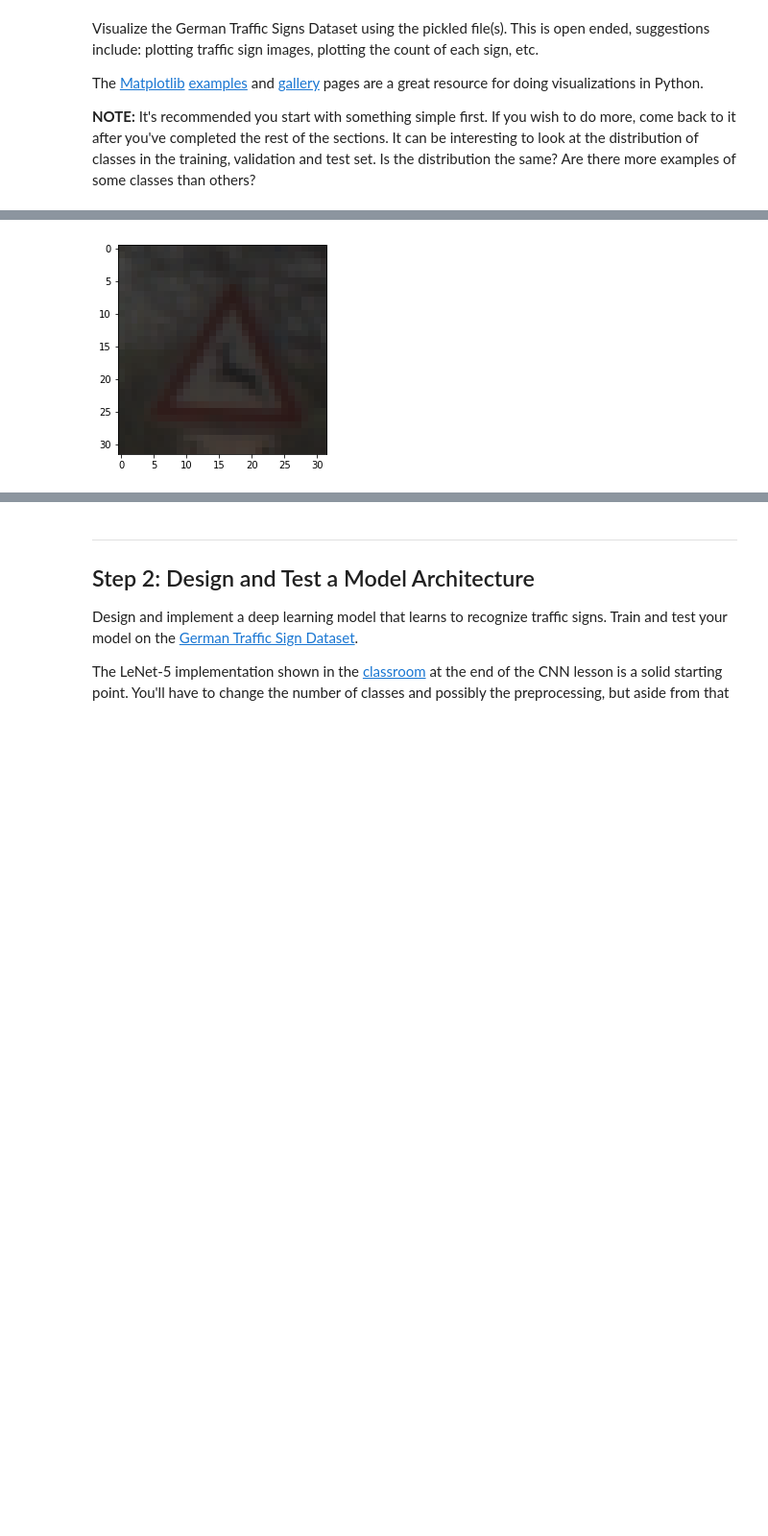
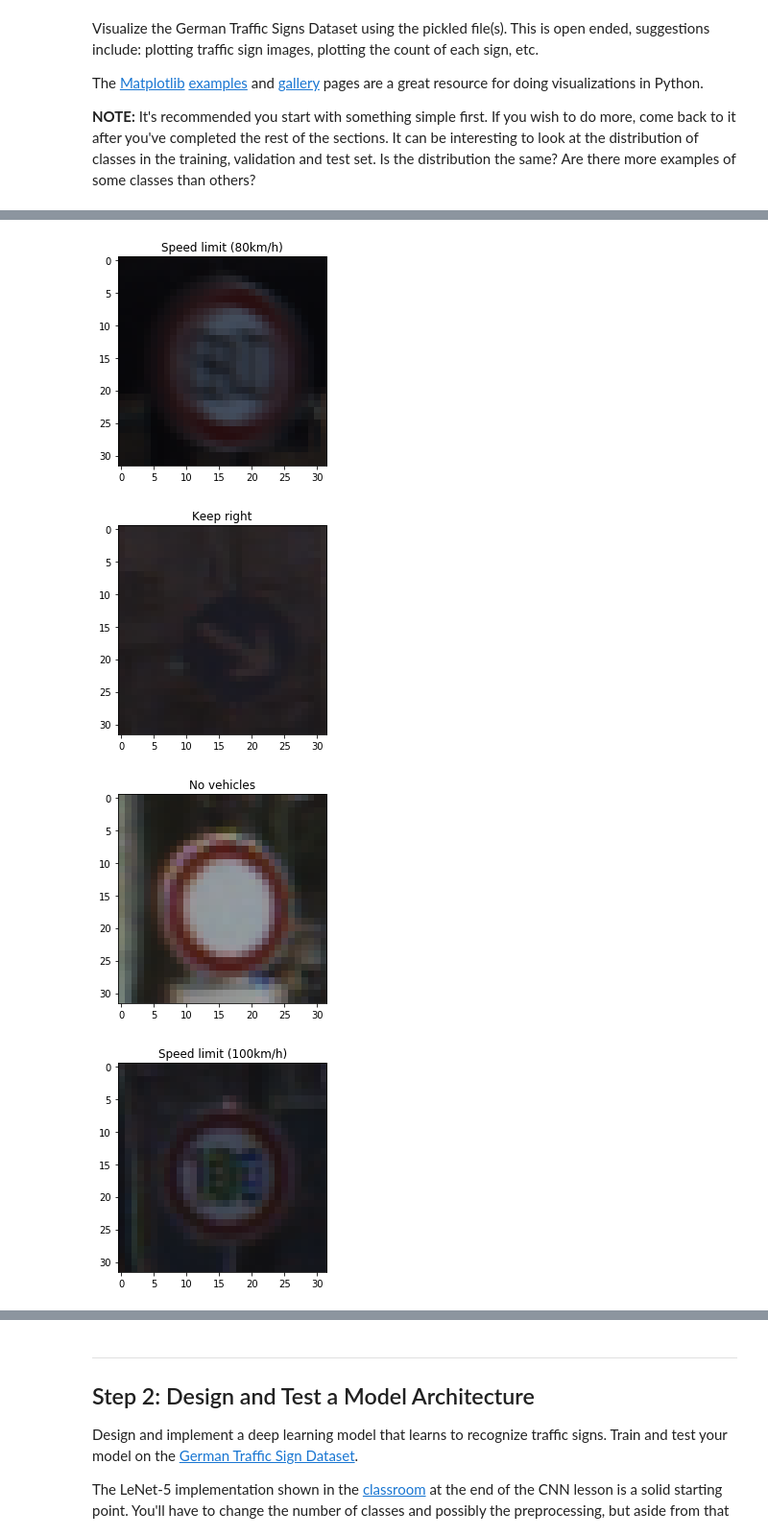
Before and after one commit to AmeyaWagh/CarND_Traffic_Sign_Classifier_Project, a Jupyter notebook: Traffic_Sign_Classifier.ipynb, the cells around one changed output, grey strips where cells are left out. Shown: that part at 96% size. Cells and saved outputs as stored; diff of their text form; code cells hidden in the pictures; blank space fills up the shorter version.

Commit message:
done training and plotting histograms

```diff
--- a/Traffic_Sign_Classifier.ipynb
+++ b/Traffic_Sign_Classifier.ipynb
@@ -96,12 +120,17 @@ The [Matplotlib](http://matplotlib.org/) [examples](http://matplotlib.org/exampl
 # %%
 ### Data exploration visualization code goes here.
 ### Feel free to use as many code cells as needed.
-import matplotlib.pyplot as plt
-# Visualizations will be shown in the notebook.
-%matplotlib inline
+from sklearn.utils import shuffle
 plt.figure()
 plt.subplot()
-plt.imshow(X_train[230])
-plt.show()
+X_train,y_train = shuffle(X_train,y_train)
+for i in range(5):
+#     plt.subplot(5,1,i+1)
+    plt.imshow(X_train[i])
+    plt.title(LABELS[y_train[i]][1])
+    plt.show()
 # %% [output]
-[figure, old version]
+[figure, new version]
+[figure, added]
+[figure, added]
+[figure, added]
```
Also changed, not shown: parts of 10 cells of this notebook.
